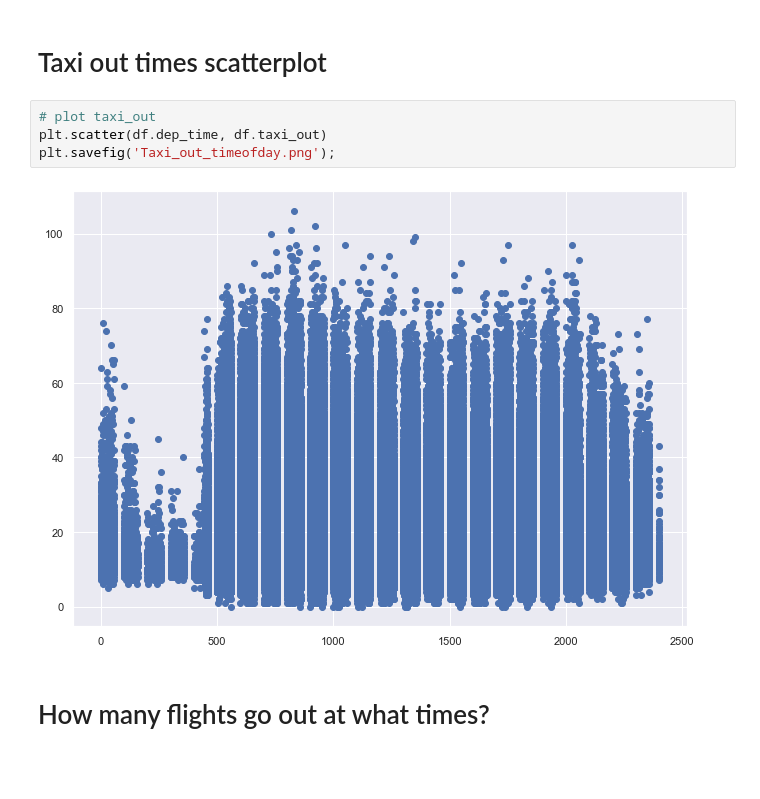
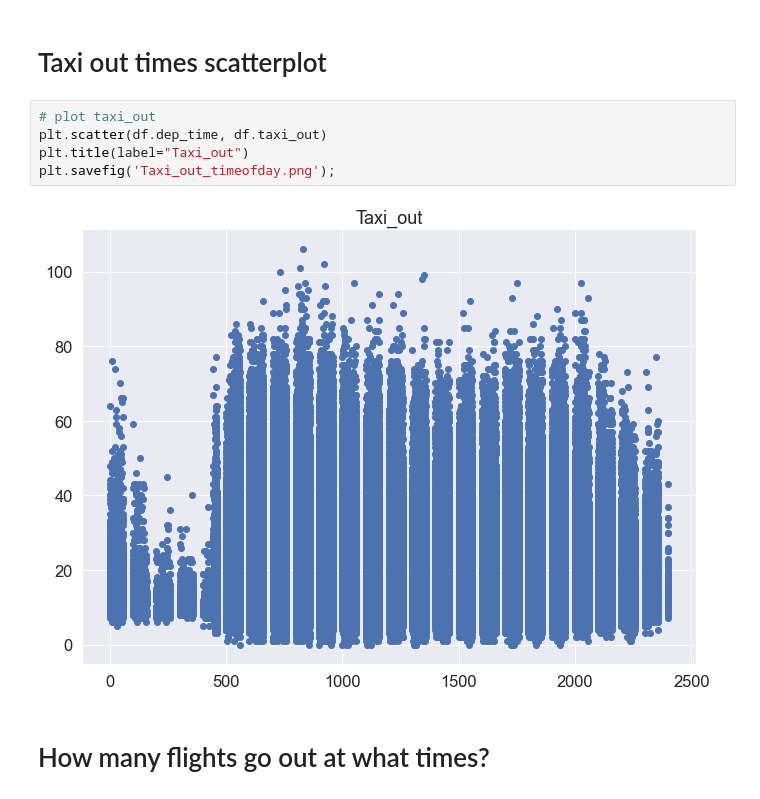
Before and after one commit to bmskarate/lighthouseMain, a Jupyter notebook: w6-midterm/exploratory_analysis.ipynb, the cells around one changed output. Drawn from its saved outputs; the diff is of its cells as text; blank space fills up the shorter version.

```diff
--- a/w6-midterm/exploratory_analysis.ipynb
+++ b/w6-midterm/exploratory_analysis.ipynb
@@ -143,9 +143,10 @@ plt.savefig('Weather_delay.png');
 # %%
 # plot taxi_out
 plt.scatter(df.dep_time, df.taxi_out)
+plt.title(label="Taxi_out")
 plt.savefig('Taxi_out_timeofday.png');
 # %% [output]
-[figure, old version]
+[figure, new version]
 # %% [markdown]
 # How many flights go out at what times?
 # %%
```
Also changed, not shown: parts of 8 cells of this notebook, 17 other files.
